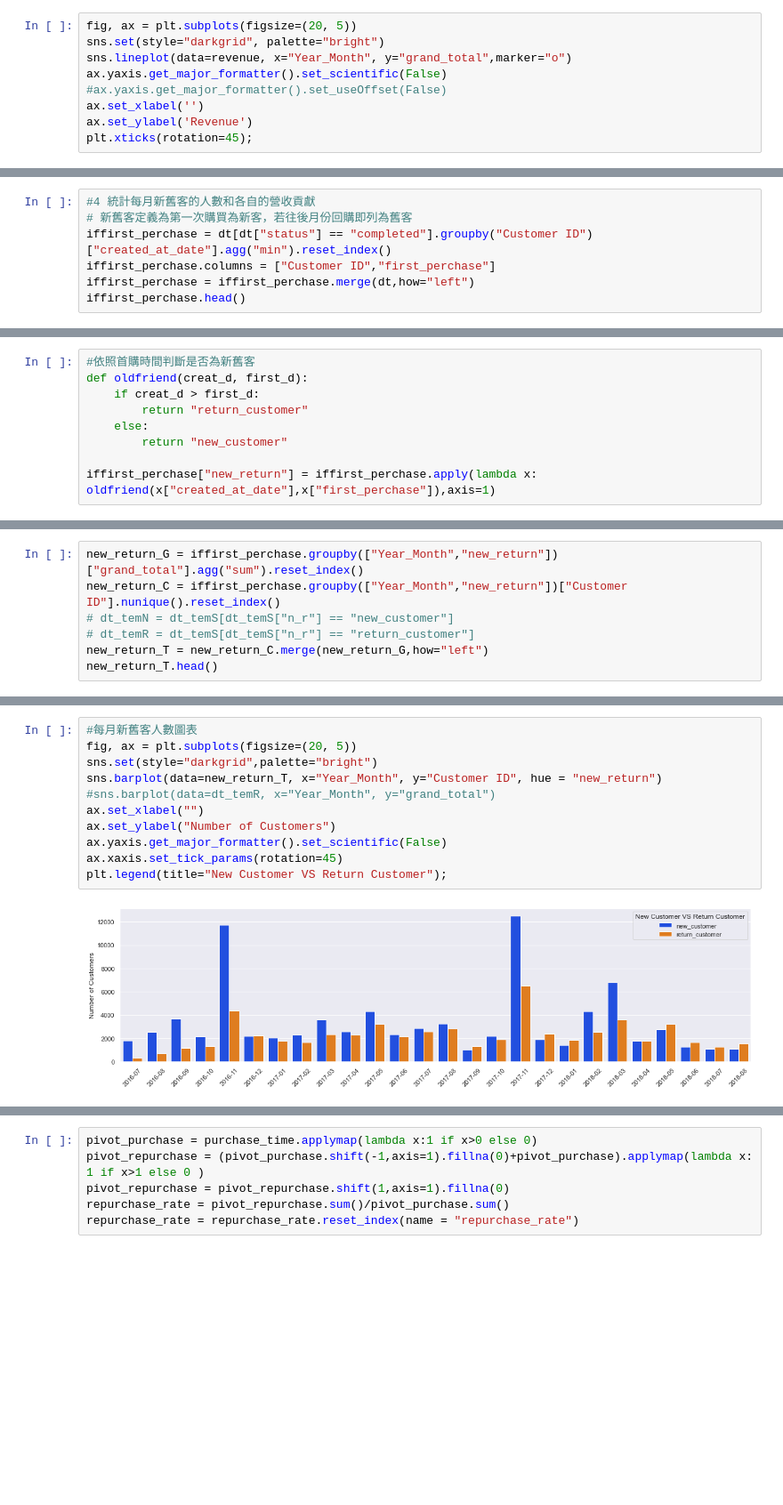
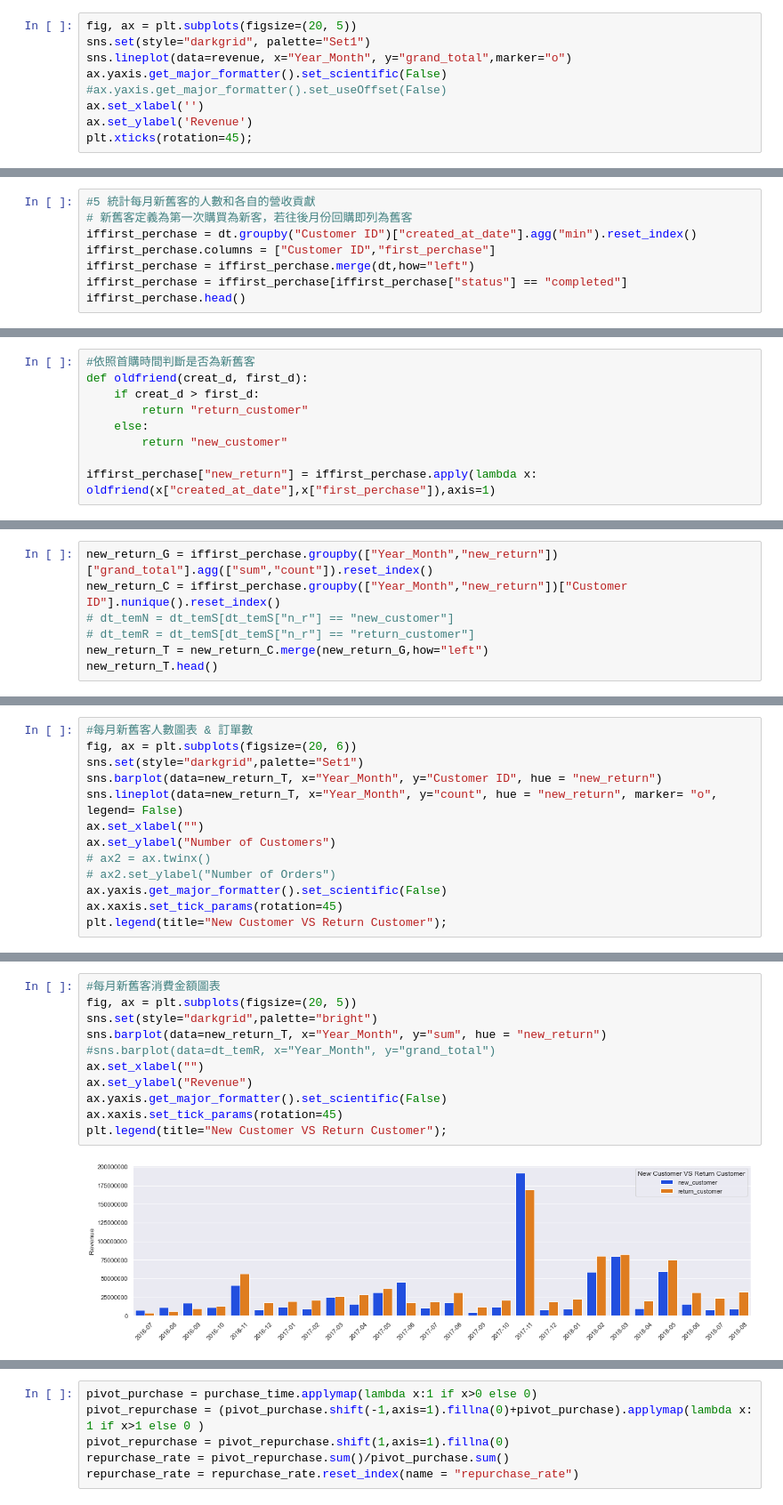
Before and after one commit to LiangYuDer/E-commerce-Analysis, a Jupyter notebook: ec_analysis.ipynb, the cells around one changed output, grey strips where cells are left out. Shown at 89% size. Saved outputs shown, nothing was run; the diff lists cells and outputs as text; blank space fills up the shorter version.

```diff
--- a/ec_analysis.ipynb
+++ b/ec_analysis.ipynb
@@ -127,6 +115,6 @@ revenue
 # %%
 fig, ax = plt.subplots(figsize=(20, 5))
-sns.set(style="darkgrid", palette="bright")
+sns.set(style="darkgrid", palette="Set1")
 sns.lineplot(data=revenue, x="Year_Month", y="grand_total",marker="o")
 ax.yaxis.get_major_formatter().set_scientific(False)
 #ax.yaxis.get_major_formatter().set_useOffset(False)
@@ -207,9 +185,10 @@ plt.xticks(rotation=45);
 # %%
-#4 統計每月新舊客的人數和各自的營收貢獻
+#5 統計每月新舊客的人數和各自的營收貢獻
 # 新舊客定義為第一次購買為新客，若往後月份回購即列為舊客
-iffirst_perchase = dt[dt["status"] == "completed"].groupby("Customer ID")["created_at_date"].agg("min").reset_index()
+iffirst_perchase = dt.groupby("Customer ID")["created_at_date"].agg("min").reset_index()
 iffirst_perchase.columns = ["Customer ID","first_perchase"]
 iffirst_perchase = iffirst_perchase.merge(dt,how="left")
+iffirst_perchase = iffirst_perchase[iffirst_perchase["status"] == "completed"]
 iffirst_perchase.head()
 # %% [output]
 |  | Customer ID | first_perchase | Year_Month | item_id | status | created_at | sku | price | qty_ordered | ... |
@@ -250,5 +216,5 @@ iffirst_perchase["new_return"] = iffirst_perchase.apply(lambda x: oldfriend(x["c
 # %%
-new_return_G = iffirst_perchase.groupby(["Year_Month","new_return"])["grand_total"].agg("sum").reset_index()
+new_return_G = iffirst_perchase.groupby(["Year_Month","new_return"])["grand_total"].agg(["sum","count"]).reset_index()
 new_return_C = iffirst_perchase.groupby(["Year_Month","new_return"])["Customer ID"].nunique().reset_index()
 # dt_temN = dt_temS[dt_temS["n_r"] == "new_customer"]
 # dt_temR = dt_temS[dt_temS["n_r"] == "return_customer"]
@@ -263,0 +230,13 @@ new_return_T.head()
+# %%
+#每月新舊客人數圖表 & 訂單數
+fig, ax = plt.subplots(figsize=(20, 6))
+sns.set(style="darkgrid",palette="Set1")
+sns.barplot(data=new_return_T, x="Year_Month", y="Customer ID", hue = "new_return")
+sns.lineplot(data=new_return_T, x="Year_Month", y="count", hue = "new_return", marker= "o", legend= False)
+ax.set_xlabel("")
+ax.set_ylabel("Number of Customers")
+# ax2 = ax.twinx()
+# ax2.set_ylabel("Number of Orders")
+ax.yaxis.get_major_formatter().set_scientific(False)
+ax.xaxis.set_tick_params(rotation=45)
+plt.legend(title="New Customer VS Return Customer");
@@ -264,13 +245,13 @@ new_return_T.head()
 # %%
-#每月新舊客人數圖表
+#每月新舊客消費金額圖表
 fig, ax = plt.subplots(figsize=(20, 5))
 sns.set(style="darkgrid",palette="bright")
-sns.barplot(data=new_return_T, x="Year_Month", y="Customer ID", hue = "new_return")
+sns.barplot(data=new_return_T, x="Year_Month", y="sum", hue = "new_return")
 #sns.barplot(data=dt_temR, x="Year_Month", y="grand_total")
 ax.set_xlabel("")
-ax.set_ylabel("Number of Customers")
+ax.set_ylabel("Revenue")
 ax.yaxis.get_major_formatter().set_scientific(False)
 ax.xaxis.set_tick_params(rotation=45)
 plt.legend(title="New Customer VS Return Customer");
 # %% [output]
-[figure, old version]
+[figure, new version]
```
Also changed, not shown: parts of 25 cells of this notebook.
